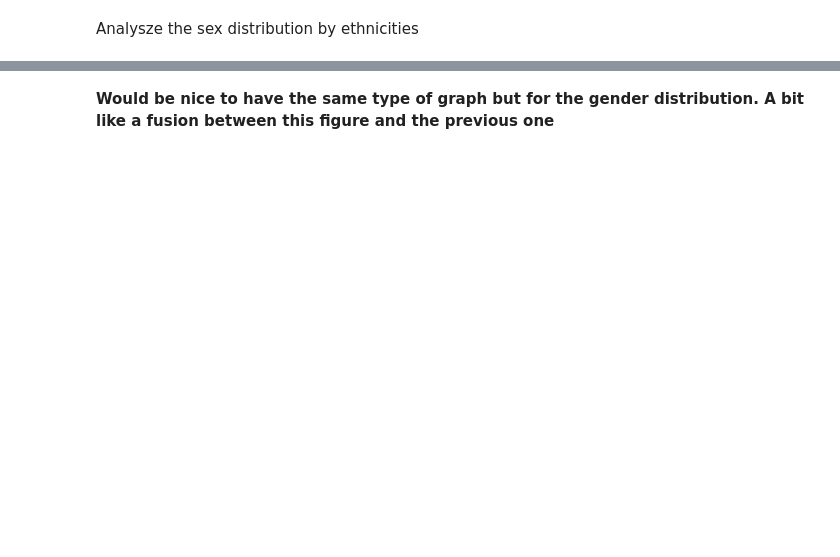
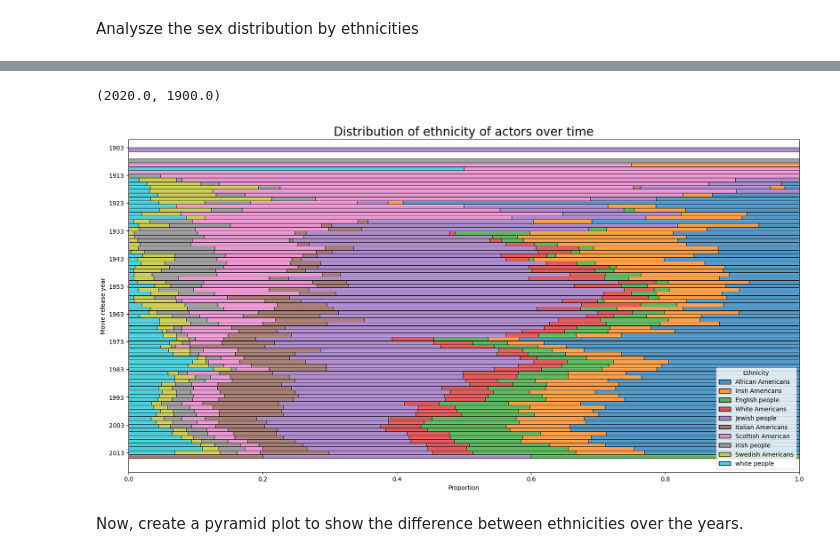
Before and after one commit to epfl-ada/ada-2023-project-draco, a Jupyter notebook: Milstone_project2.ipynb, the cells around one changed output, grey strips where cells are left out. Saved outputs shown, nothing was run; the diff lists cells and outputs as text; code cells hidden in the pictures; blank space fills up the shorter version.

```diff
--- a/Milstone_project2.ipynb
+++ b/Milstone_project2.ipynb
@@ -51,7 +54,7 @@ ethnicities_data.head()
 # %% [markdown]
 After loading both datasets, we'll perform an inner join on the column `Ethnicity ID` to retain only the pertinent information.
 # %%
-characters = characters.merge(ethnicities_data.dropna(), how='inner', on='Ethnicity ID')
+characters = characters_original.copy().merge(ethnicities_data.dropna(), how='inner', on='Ethnicity ID')
 characters.head()
 # %% [output]
 |  | Wikipedia Movie ID | Freebase Movie ID | Movie release date | Character name | Birth | Gender | Height | ... |
@@ -181,2 +191,13 @@ Text(0, 0.5, 'Proportion')
-# %% [markdown]
-**Would be nice to have the same type of graph but for the gender distribution. A bit like a fusion between this figure and the previous one**
+# %%
+# Same plot but with diffrent orientationm for bettwer visibility
+plt.figure(figsize=(20,10))
+sns.histplot(data=main_characters_holywood, y='Movie release year', hue='Ethnicity', multiple='fill', stat='probability')
+plt.title("Distribution of ethnicity of actors over time",fontsize=20)
+plt.yticks(np.arange(main_characters_holywood['Movie release year'].min(), main_characters_holywood['Movie release year'].max(), 10))
+plt.xlabel('Proportion')
+plt.ylim(2020, 1900)
+# %% [output]
+(2020.0, 1900.0)
+[figure, added]
+# %% [markdown]
+Now, create a pyramid plot to show the difference between ethnicities over the years.
```
Also changed, not shown: parts of 18 cells of this notebook.
